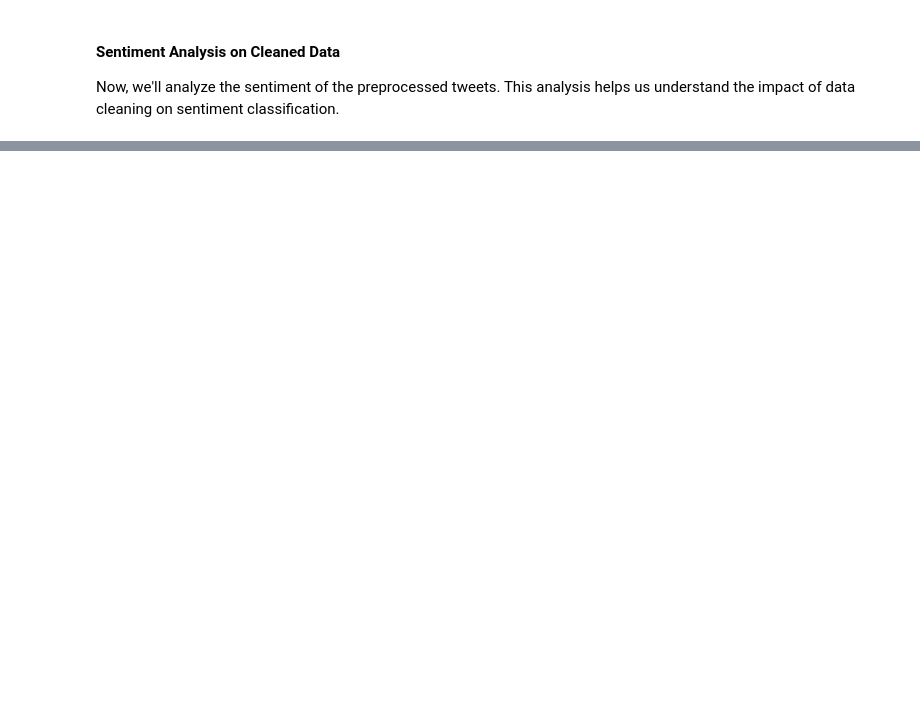
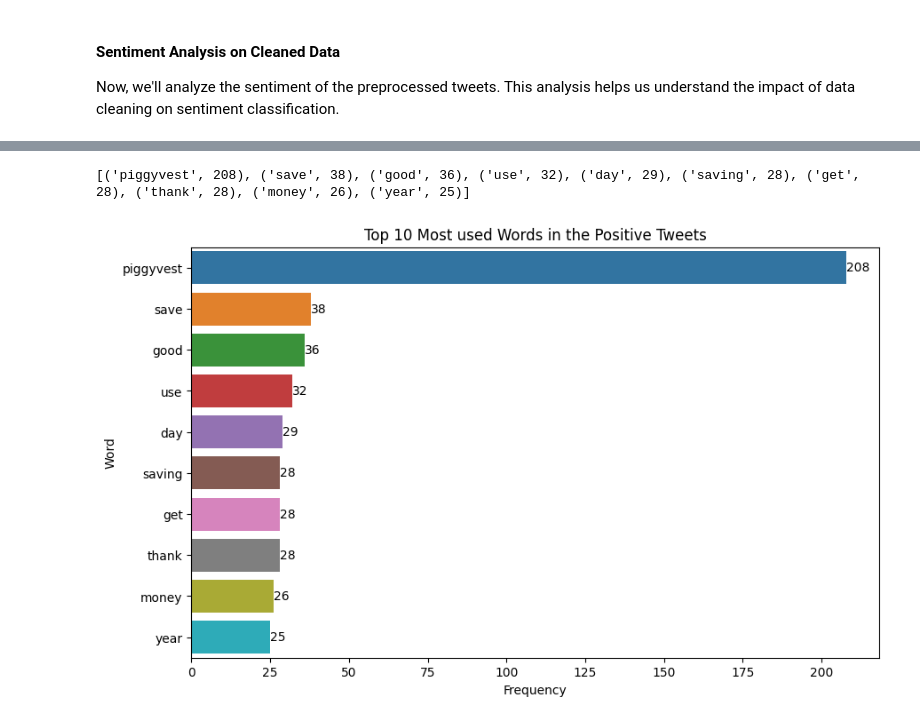
Before and after one commit to Chideraozigbo/sentiment-analysis-project, a Jupyter notebook: notebook/Sentiment_Model (roberta).ipynb, the cells around one changed output, grey strips where cells are left out. Cells and saved outputs as stored; diff of their text form; code cells hidden in the pictures; blank space fills up the shorter version.

```diff
--- a/notebook/Sentiment_Model (roberta).ipynb
+++ b/notebook/Sentiment_Model (roberta).ipynb
@@ -283,0 +234,4 @@ data = pd.data
+# %%
+positive = classified_tweets[classified_tweets['cleaned sentiment'] == 'Positive']
+negative = classified_tweets[classified_tweets['cleaned sentiment'] == 'Negative']
+neutral = classified_tweets[classified_tweets['cleaned sentiment'] == 'Neutral']
@@ -351,0 +294,5 @@ classified_tweets.to_csv('classified_tweets.csv', index=False)
+# %%
+most_common_chart(positive, 'Top 10 Most used Words in the Positive Tweets')
+# %% [output]
+[('piggyvest', 208), ('save', 38), ('good', 36), ('use', 32), ('day', 29), ('saving', 28), ('get', 28), ('thank', 28), ('money', 26), ('year', 25)]
+[figure, added]
```
Also changed, not shown: parts of 50 cells of this notebook.
